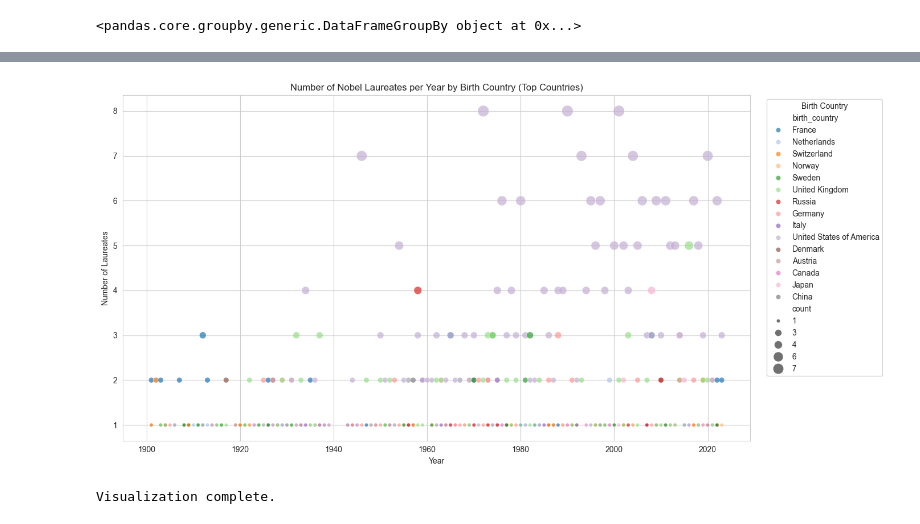
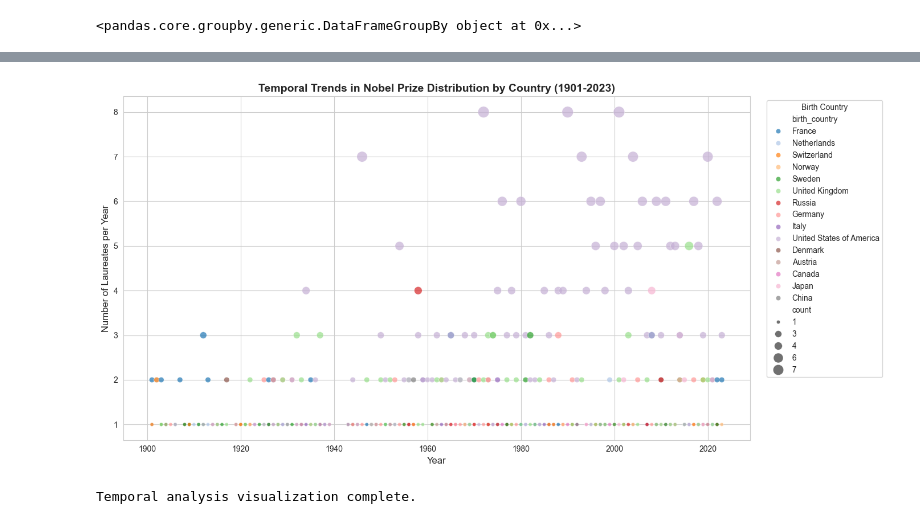
Before and after one commit to utepbergenoff/nobel, a Jupyter notebook: workspace/notebook.ipynb, the cells around one changed output, grey strips where cells are left out. Drawn from its saved outputs; the diff is of its cells as text; code cells hidden in the pictures.

```diff
--- a/workspace/notebook.ipynb
+++ b/workspace/notebook.ipynb
@@ -93,31 +91,36 @@ Passing `palette` without assigning `hue` is deprecated and will be removed in v
 # %%
-# Aggregate counts per year and birth_country
+# Cell 6: Temporal Analysis of Nobel Prize Distribution
+# Research Question: How has the geographic distribution of Nobel Prizes evolved over time?
+# Time-series analysis reveals trends in global scientific achievement
+
+# Aggregate laureate counts by year and birth country
 year_country_counts = nobel.groupby(['year', 'birth_country']).size().reset_index(name='count')
 
-# Use previously computed top_countries_count to limit the number of countries plotted
-top_countries = top_countries_count.index.tolist()  # already defined in an earlier cell
+# Filter to focus on top 15 countries for clarity
+top_countries = top_countries_count.index.tolist()
 plot_df = year_country_counts[year_country_counts['birth_country'].isin(top_countries)]
 
+# Create scatter plot with bubble sizes proportional to laureate count
 plt.figure(figsize=(14,7))
 sns.scatterplot(
     data=plot_df,
     x='year',
     y='count',
     hue='birth_country',
     palette='tab20',
     size='count',
     sizes=(20, 200),
     alpha=0.7,
     edgecolor='w'
 )
-plt.title('Number of Nobel Laureates per Year by Birth Country (Top Countries)')
-plt.xlabel('Year')
-plt.ylabel('Number of Laureates')
+plt.title('Temporal Trends in Nobel Prize Distribution by Country (1901-2023)', fontsize=14, fontweight='bold')
+plt.xlabel('Year', fontsize=12)
+plt.ylabel('Number of Laureates per Year', fontsize=12)
 plt.legend(bbox_to_anchor=(1.02, 1), loc='upper left', title='Birth Country')
 plt.tight_layout()
 plt.show()
-print("Visualization complete.")
+print("Temporal analysis visualization complete.")
 # %% [output]
-[figure, old version]
+[figure, new version]
-Visualization complete.
+Temporal analysis visualization complete.
 # %%
```
Also changed, not shown: parts of 11 cells of this notebook, 1 other file.
